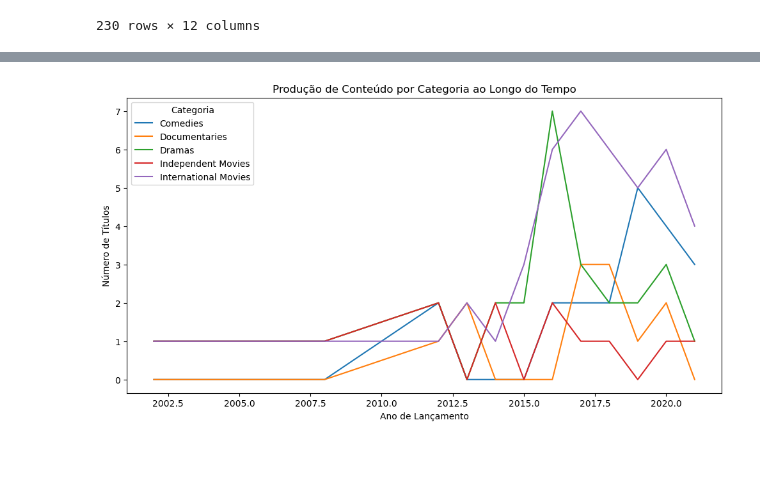
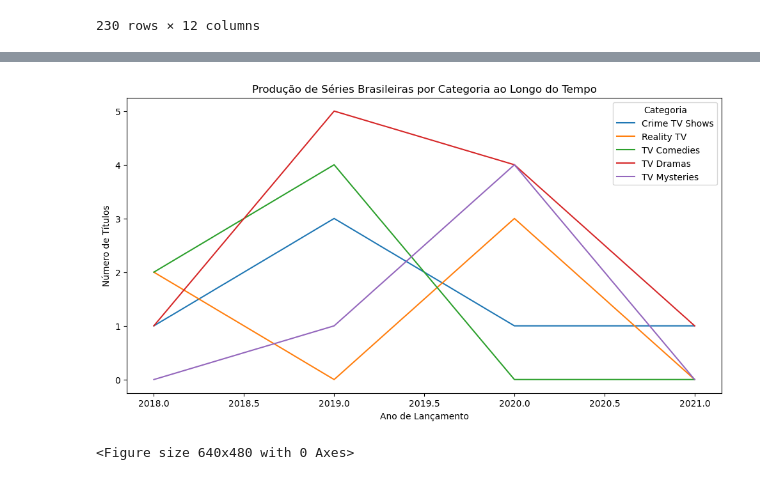
Before and after one commit to fernandococco/brazil_netflix, a Jupyter notebook: brazil_content.ipynb, the cells around one changed output, grey strips where cells are left out. Drawn from its saved outputs; the diff is of its cells as text; code cells hidden in the pictures.

Commit message:
novas visualizacoes e comentarios atualizados

```diff
--- a/brazil_content.ipynb
+++ b/brazil_content.ipynb
@@ -256,0 +273,6 @@ Name: listed_in, dtype: int64
+# %%
+# Dropando International Movies e International TV Shows, pois são redundantes
+
+values_to_drop = ['International Movies','International TV Shows']
+
+brazil_split = brazil_split.loc[~brazil_split['listed_in'].isin(values_to_drop)]
@@ -336,0 +447,5 @@ top_movies
+# %%
+# Criando top series para facilitar a visualizacao
+top_categories_shows = ['TV Dramas', 'Crime TV Shows', 'TV Comedies','Reality TV','TV Mysteries']
+
+top_shows = brazil_tv_show[brazil_tv_show['listed_in'].isin(top_categories_shows)]
@@ -337,11 +470,15 @@ top_movies
 # %%
-movies_grouped = top_movies.groupby(['release_year','listed_in']).size().unstack(fill_value=0)
+## Qual a progressão da produção de series brasileiras ao longo do tempo?
 
-movies_grouped.plot(kind='line', figsize=(12,6))
-plt.title('Produção de Conteúdo por Categoria ao Longo do Tempo')
+shows_grouped = top_shows.groupby(['release_year','listed_in']).size().unstack(fill_value=0)
+
+shows_grouped.plot(kind='line', figsize=(12,6))
+plt.title('Produção de Séries Brasileiras por Categoria ao Longo do Tempo')
 plt.xlabel('Ano de Lançamento')
 plt.ylabel('Número de Títulos')
 plt.legend(title='Categoria')
 plt.show()
+plt.clf()
 # %% [output]
-[figure, old version]
+[figure, new version]
+<Figure size 640x480 with 0 Axes>
```
Also changed, not shown: parts of 26 cells of this notebook.
